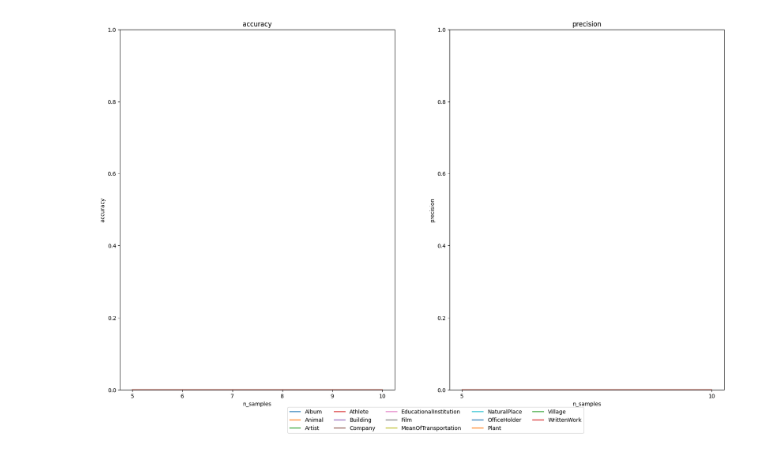
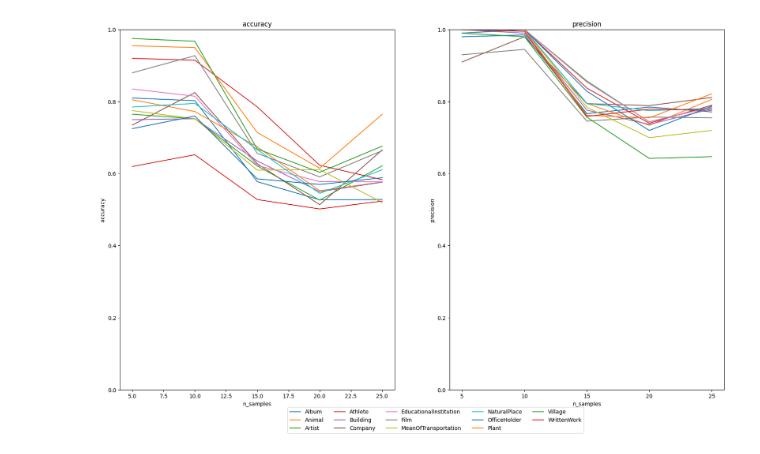
Before and after one commit to crowd4u/evaluate-LLMs, a Jupyter notebook: experiments/plot_data.ipynb, the cells around one changed output. Cells and saved outputs as stored; diff of their text form; code cells hidden in the pictures.

Commit message:
feature: update plot

```diff
--- a/experiments/plot_data.ipynb
+++ b/experiments/plot_data.ipynb
@@ -96,41 +89,46 @@ res_g_sample
 # y axis: accuracy/precision (average of all trials)
 # group by n_sample
 
-# plot
-plt.figure(figsize=(20, 12))
-# plt.title(f"{model} - dbpedia_14 dataset - {group_id}")
-# plt.xlabel("n_samples")
-# plt.ylim(0, 1)
+def plot_acc_prec_by_verification(df: DataFrame, verification="dataset"):
+    # df_target = df.groupby(by=["strategy", "n_samples", "label"], as_index=False)
+    df_target = df
+    # plot
+    plt.figure(figsize=(20, 12))
+    # plt.title(f"{model} - dbpedia_14 dataset - {group_id}")
+    # plt.xlabel("n_samples")
+    # plt.ylim(0, 1)
 
-sub_acc = plt.subplot(1, 2, 1)
-sub_acc.set_title("accuracy")
-sub_acc.set_xlabel("n_samples")
-sub_acc.set_ylabel("accuracy")
-sub_acc.set_ylim(0, 1)
+    sub_acc = plt.subplot(1, 2, 1)
+    sub_acc.set_title("accuracy")
+    sub_acc.set_xlabel("n_samples")
+    sub_acc.set_ylabel("accuracy")
+    sub_acc.set_ylim(0, 1)
 
-sub_prec = plt.subplot(1, 2, 2)
-sub_prec.set_title("precision")
-sub_prec.set_xlabel("n_samples")
-sub_prec.set_ylabel("precision")
-sub_prec.set_ylim(0, 1)
+    sub_prec = plt.subplot(1, 2, 2)
+    sub_prec.set_title("precision")
+    sub_prec.set_xlabel("n_samples")
+    sub_prec.set_ylabel("precision")
+    sub_prec.set_ylim(0, 1)
 
-labels = []
-# get average of accuracy and precision for each label group by n_sample
-for l, klass in res_g_sample.groupby(by="label"):
-    precs_by_n_sample = []
-    accs_by_n_sample = []
-    n_list = []
-    for n_sample, data in klass.groupby(by="n_samples"):
-        n_list.append(n_sample)
-        precs_by_n_sample.append(data["precision"].mean())
-        accs_by_n_sample.append(data["accuracy"].mean())
-    sub_prec.plot(n_list, precs_by_n_sample, label=l)
-    sub_acc.plot(n_list, accs_by_n_sample, label=l)
-    plt.xticks(n_list)
-    labels.append(l)
-plt.legend(labels, loc="upper left", bbox_to_anchor=(-0.6, -0.04), ncol=5)
+    labels = []
+    # get average of accuracy and precision for each label group by n_sample
+    for l, klass in df_target.groupby(by="label"):
+        precs_by_n_sample = []
+        accs_by_n_sample = []
+        n_list = []
+        for n_sample, data in klass.groupby(by="n_samples"):
+            n_list.append(n_sample)
+            precs_by_n_sample.append(data["precision"].mean())
+            accs_by_n_sample.append(data["accuracy"].mean())
+        sub_prec.plot(n_list, precs_by_n_sample, label=l)
+        sub_acc.plot(n_list, accs_by_n_sample, label=l)
+        plt.xticks(n_list)
+        labels.append(l)
+    plt.legend(labels, loc="upper left", bbox_to_anchor=(-0.6, -0.04), ncol=5)
 
-# save images
-plt.savefig(f"./plots/{group_id}/dbpedia_14_{ex_id}.png")
+    # save images
+    plt.savefig(f"./plots/{group_id}/dbpedia_14_{ex_id}.png")
-# %% [output]
-[figure, removed]
+# %%
+plot_acc_prec_by_verification(df_results)
+# %% [output]
+[figure, added]
```
Also changed, not shown: parts of 4 cells of this notebook.
